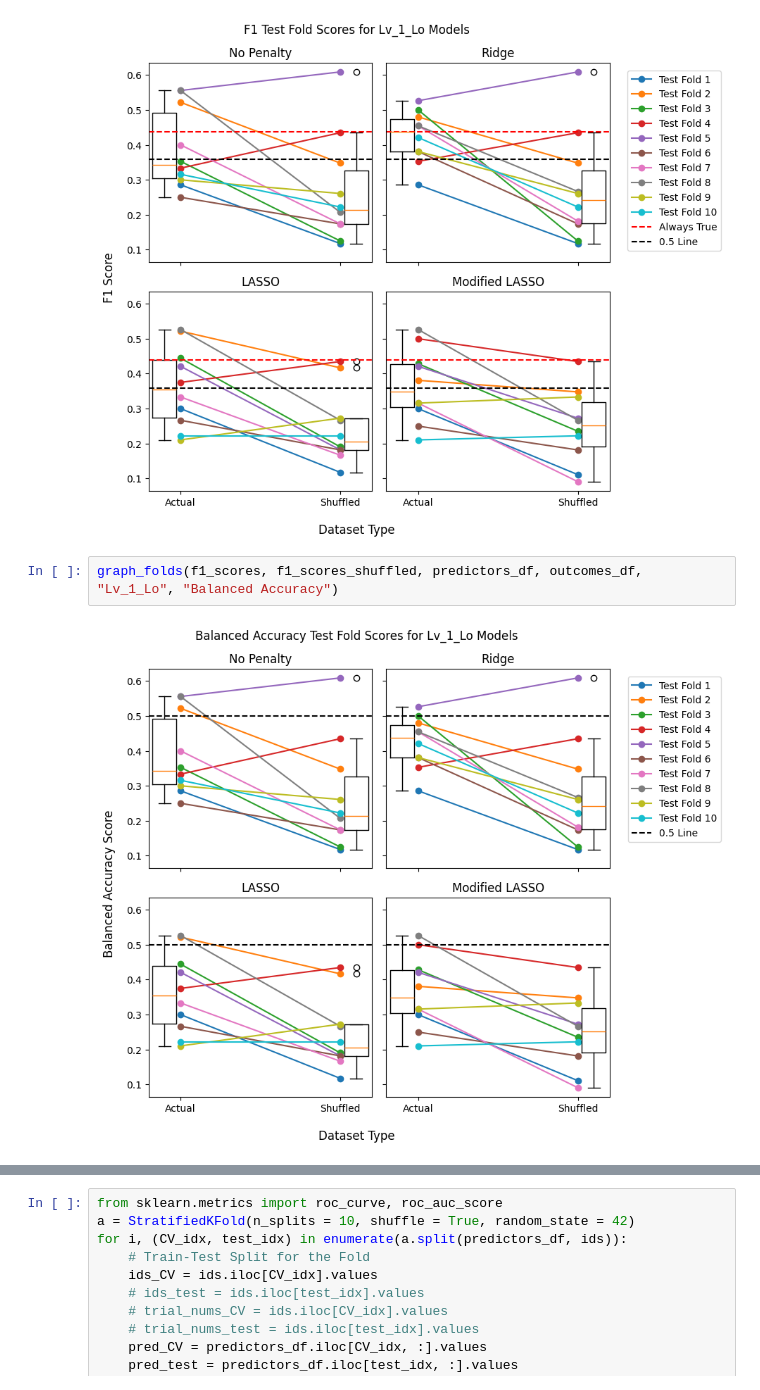
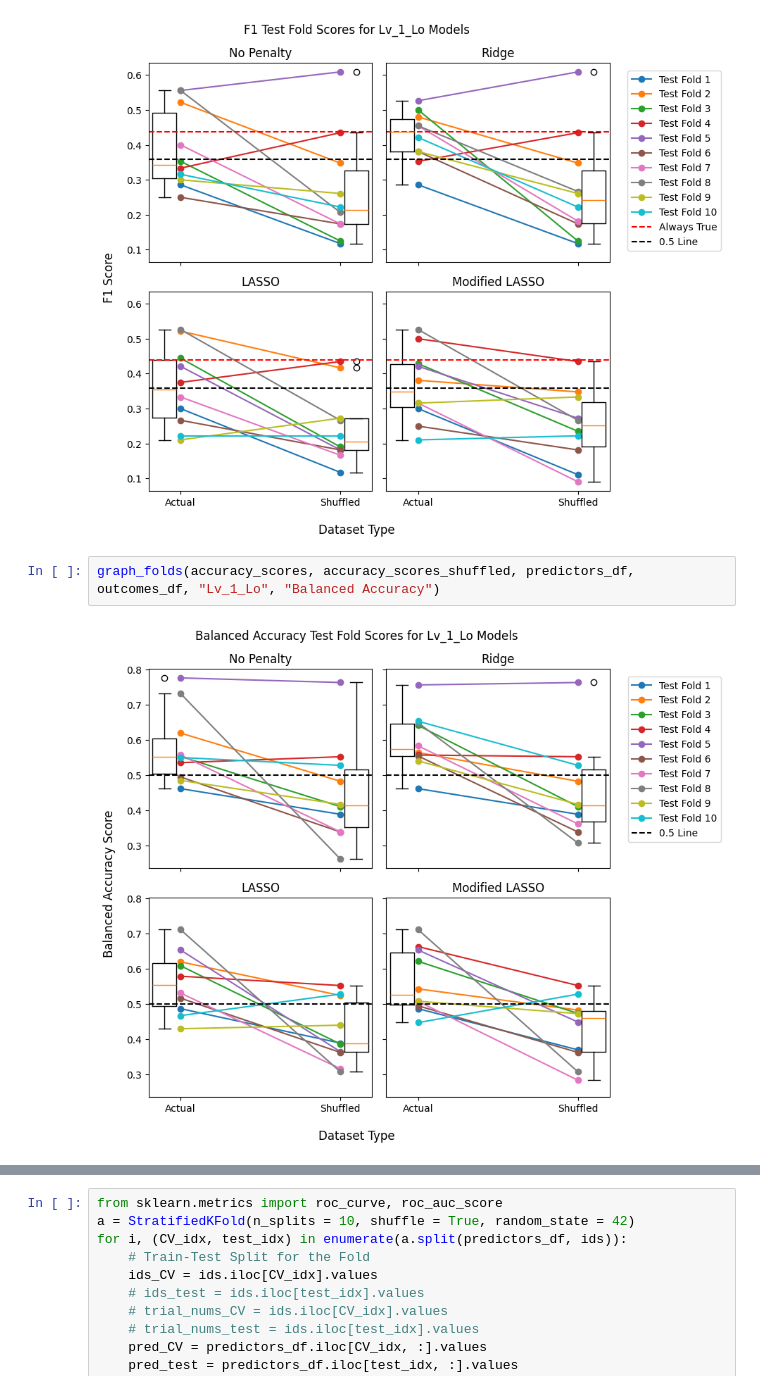
Before and after one commit to jaspershen21/jshen_DLA, a Jupyter notebook: 10_Fold_Test_Split.ipynb, the cells around one changed output, grey strips where cells are left out. Cells and saved outputs as stored; diff of their text form.

```diff
--- a/10_Fold_Test_Split.ipynb
+++ b/10_Fold_Test_Split.ipynb
@@ -295,9 +296,9 @@ graph_folds(f1_scores, f1_scores_shuffled, predictors_df, outcomes_df, "Lv_1_Lo"
 # %% [output]
 [figure]
 # %%
-graph_folds(f1_scores, f1_scores_shuffled, predictors_df, outcomes_df, "Lv_1_Lo", "Balanced Accuracy")
+graph_folds(accuracy_scores, accuracy_scores_shuffled, predictors_df, outcomes_df, "Lv_1_Lo", "Balanced Accuracy")
 # %% [output]
-[figure, old version]
+[figure, new version]
 # %%
 # Get number of features
 print("Actual Data")
```
Also changed, not shown: parts of 9 cells of this notebook.
